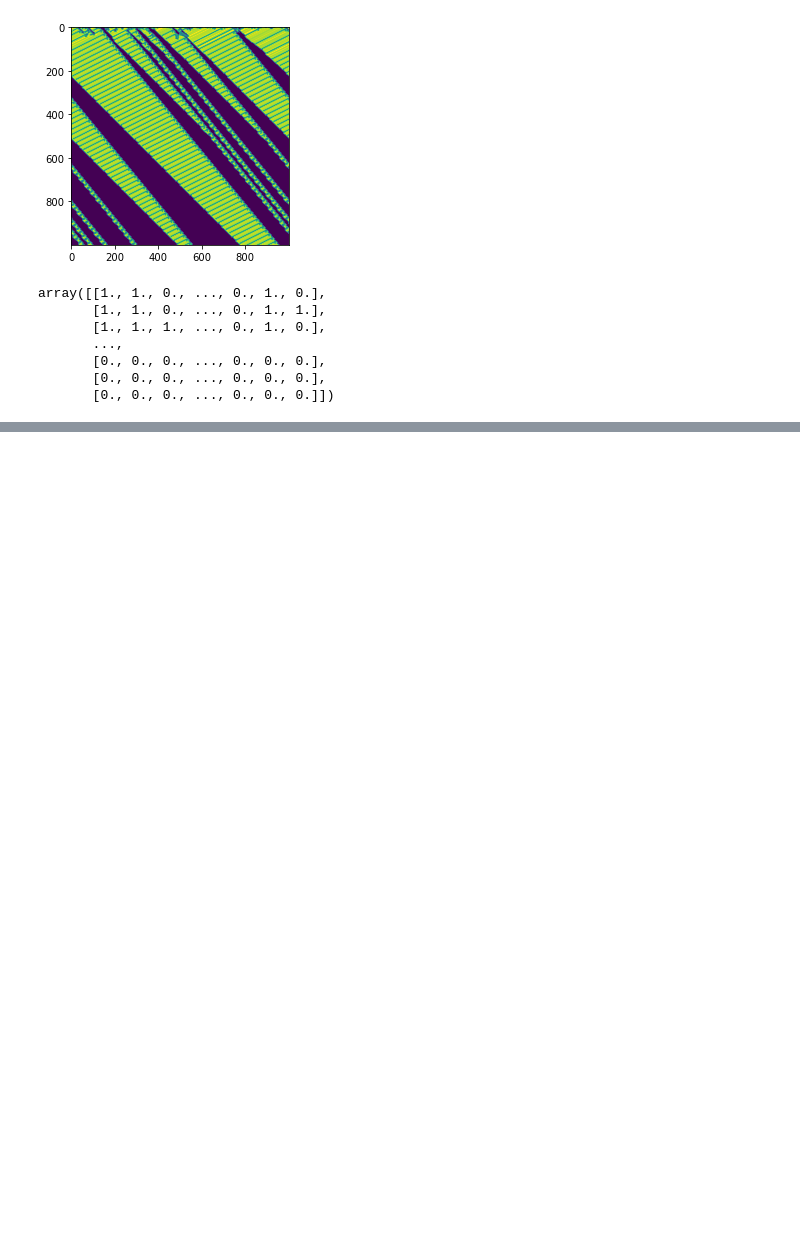
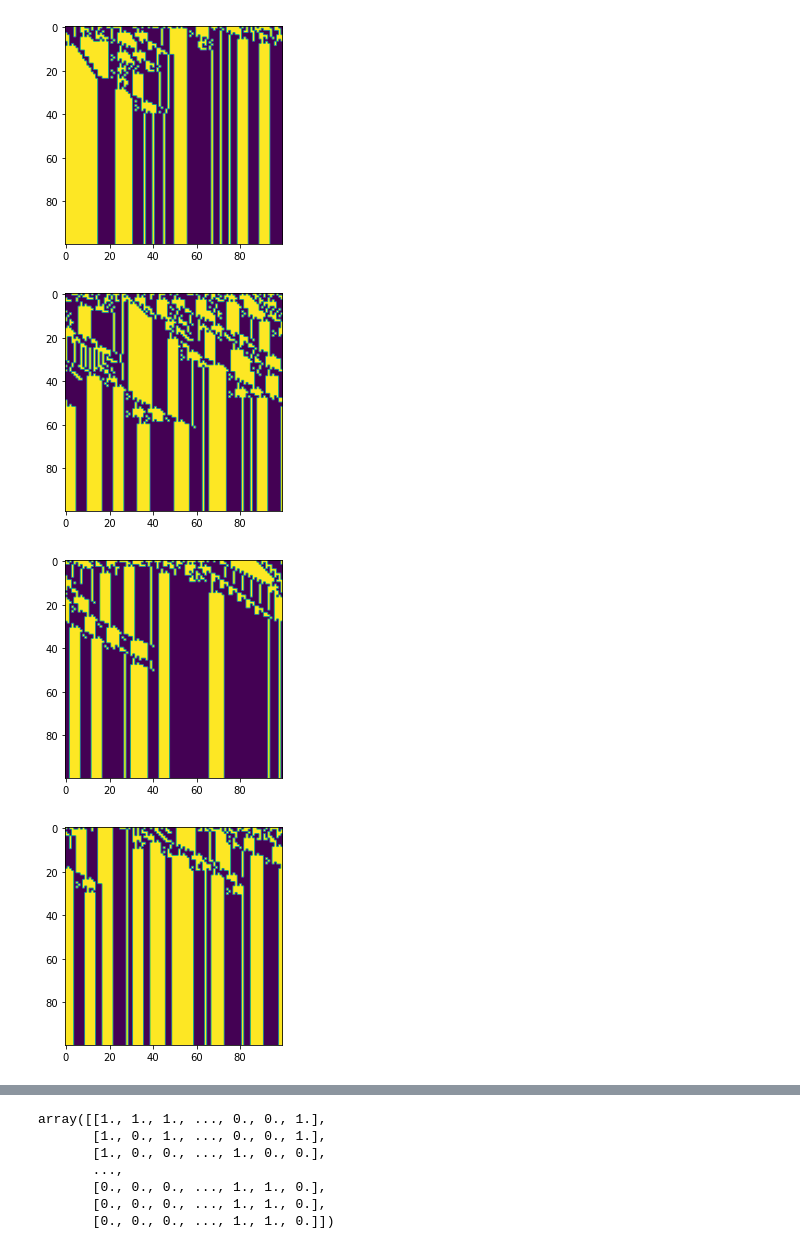
Before and after one commit to matthewbbone/complexity-science, a Jupyter notebook: GA-elementary-CA.ipynb, the cells around one changed output, grey strips where cells are left out. Drawn from its saved outputs; the diff is of its cells as text; code cells hidden in the pictures; blank space fills up the shorter version.

```diff
--- a/GA-elementary-CA.ipynb
+++ b/GA-elementary-CA.ipynb
@@ -171,20 +173,30 @@ best = generate_ca(popsize = 500,
-# %%
-# print(best)
-map = gen_map(dimension = 1000,
-        perc_zero = .5,
-        rule = best,
-        show = True)
-#fitness(rule = best,
-#        n_tests = 20,
-#        dims = 100,
-#        perc_zero = .5,
-#        locality_size = 5)
-# %% [output]
-[figure, removed]
-array([[1., 1., 0., ..., 0., 1., 0.],
-       [1., 1., 0., ..., 0., 1., 1.],
-       [1., 1., 1., ..., 0., 1., 0.],
-       ...,
-       [0., 0., 0., ..., 0., 0., 0.],
-       [0., 0., 0., ..., 0., 0., 0.],
-       [0., 0., 0., ..., 0., 0., 0.]])
+# %%
+gen_map(dimension = 100,
+        perc_zero = .5,
+        rule = best[0],
+        show = True)
+gen_map(dimension = 100,
+        perc_zero = .5,
+        rule = best[1],
+        show = True)
+gen_map(dimension = 100,
+        perc_zero = .5,
+        rule = best[2],
+        show = True)
+gen_map(dimension = 100,
+        perc_zero = .5,
+        rule = best[3],
+        show = True)
+gen_map(dimension = 100,
+        perc_zero = .5,
+        rule = best[4],
+        show = True)
+gen_map(dimension = 100,
+        perc_zero = .5,
+        rule = best[5],
+        show = True)
+# %% [output]
+[figure, added]
+[figure, added]
+[figure, added]
+[figure, added]
@@ -190,0 +205,7 @@ array([[1., 1., 0., ..., 0., 1., 0.],
+array([[1., 1., 1., ..., 0., 0., 1.],
+       [1., 0., 1., ..., 0., 0., 1.],
+       [1., 0., 0., ..., 1., 0., 0.],
+       ...,
+       [0., 0., 0., ..., 1., 1., 0.],
+       [0., 0., 0., ..., 1., 1., 0.],
+       [0., 0., 0., ..., 1., 1., 0.]])
```
Also changed, not shown: parts of 3 cells of this notebook.
